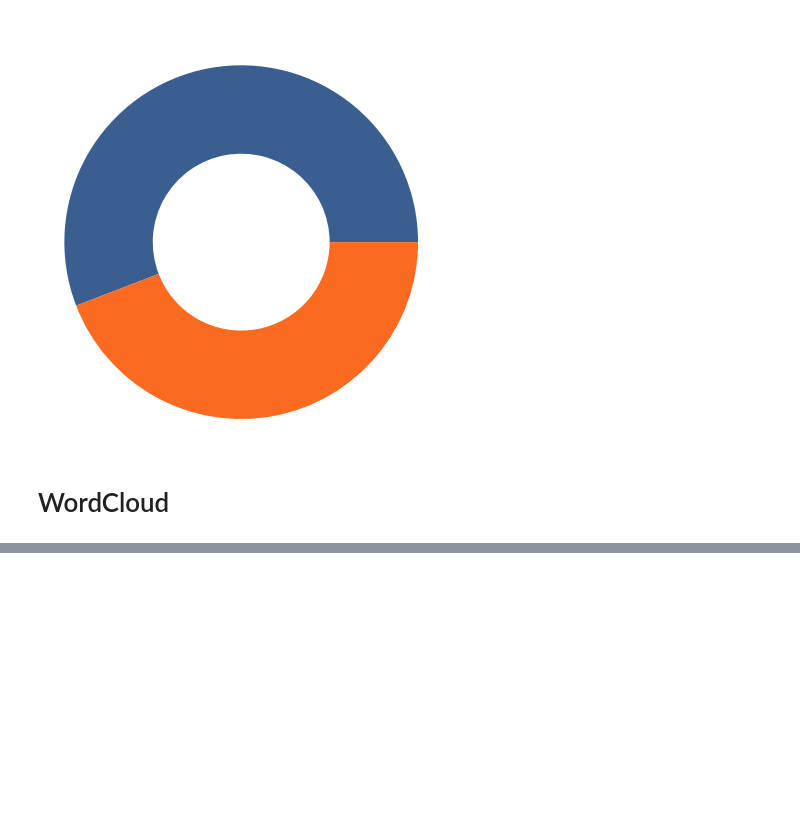
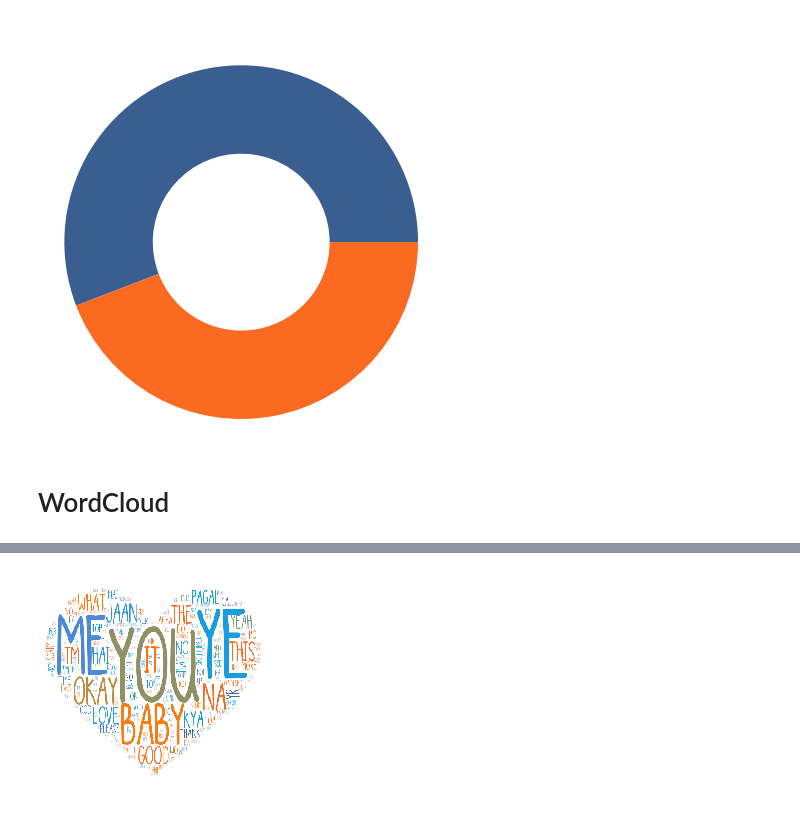
Before and after one commit to 15H44N/Whatsapp-DataViz, a Jupyter notebook: WDA.ipynb, the cells around one changed output, grey strips where cells are left out. Cells and saved outputs as stored; diff of their text form; code cells hidden in the pictures; blank space fills up the shorter version.

```diff
--- a/WDA.ipynb
+++ b/WDA.ipynb
@@ -651,24 +652,26 @@ df_Mobj.columns=['Word','Frequency']
 
 words = ' '.join(df_Mobj['Word'])
 # %%
-wc_mask = np.array(Image.open("./blackheart.png"))
+wc_mask = np.array(Image.open("./res/blackheart.png"))
 # %%
 from matplotlib.colors import LinearSegmentedColormap
 cmap = LinearSegmentedColormap.from_list("mycmap", colorstomap)
 # %%
 #background_color="black"
 #background_color="rgba(255, 255, 255, 0)", mode="RGBA",
 
-wordcloud = WordCloud(font_path='./DJB The Generic.ttf',
+wordcloud = WordCloud(font_path='./res/DJB The Generic.ttf',
                       stopwords=stopwords1,
                       background_color="rgba(255, 255, 255, 0)", mode="RGBA",
                       width=2000,
                       height=1400,
                       colormap=cmap,
                       mask=wc_mask
                      ).generate(words)
 if  ToSavePlot:
     wordcloud.to_file('./plots/mywc.png')
 plt.imshow(wordcloud)
 plt.axis('off')
 plt.show()
+# %% [output]
+[figure, added]
```
Also changed, not shown: parts of 10 cells of this notebook, 10 other files.
